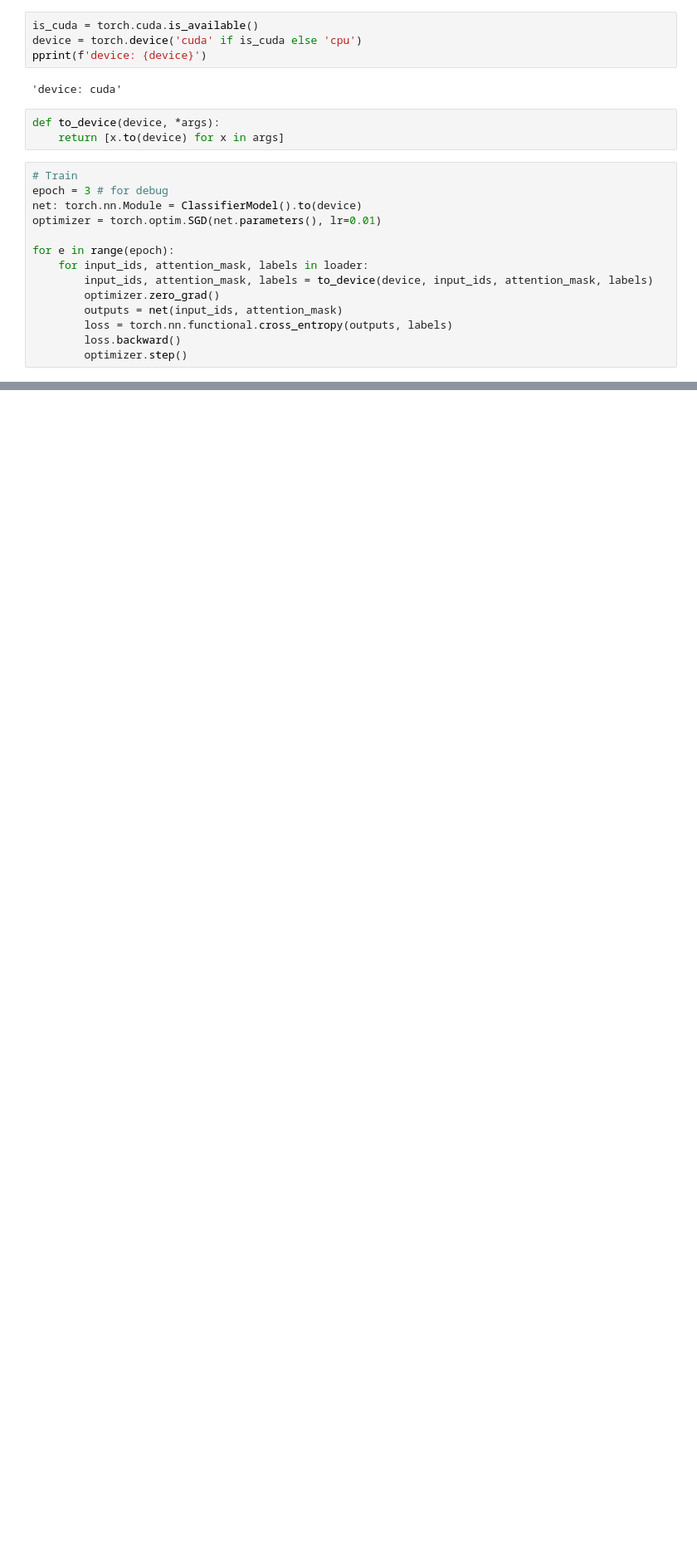
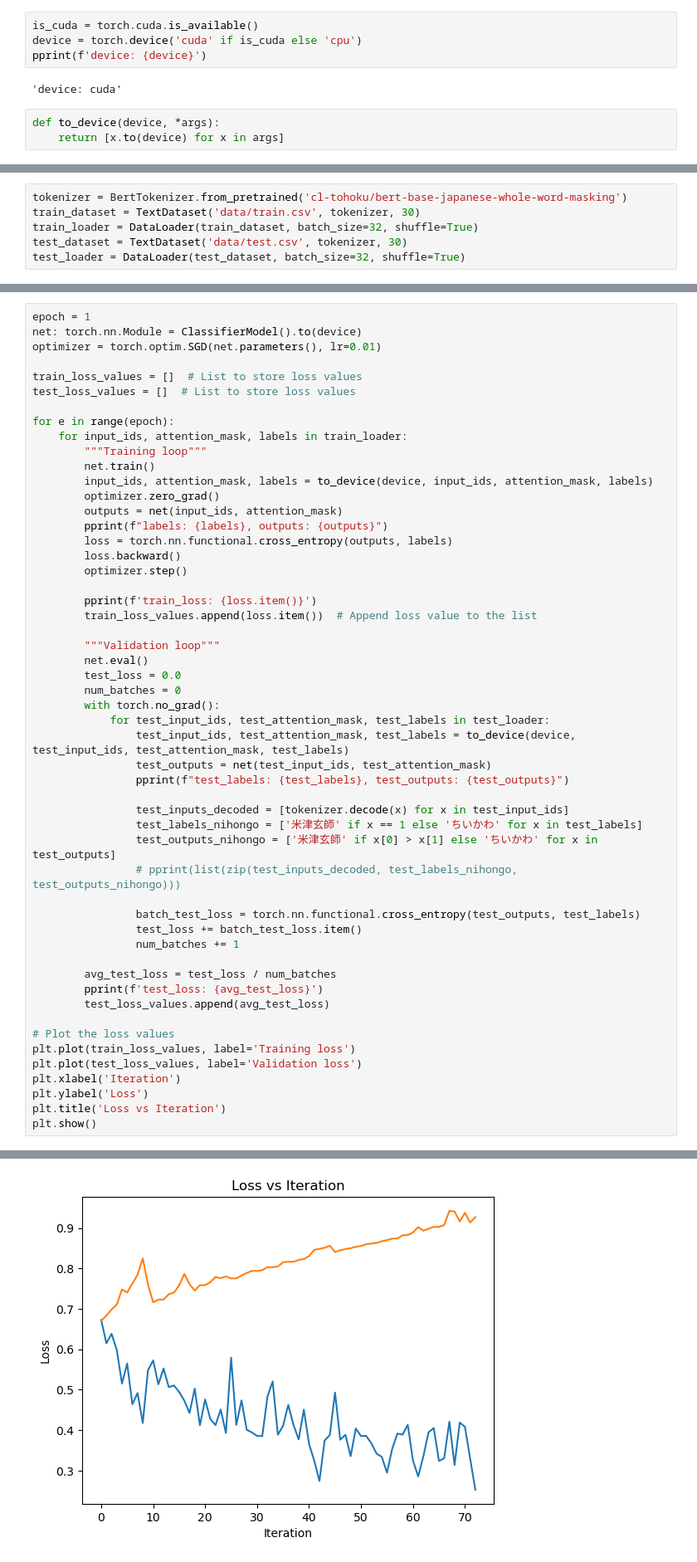
Before and after one commit to xhiroga/til, a Jupyter notebook: computer-science/machine-learning/_src/chiikawa-yonezu/train.ipynb, the cells around one changed output, grey strips where cells are left out. Shown at 83% size. Saved outputs shown, nothing was run; the diff lists cells and outputs as text; blank space fills up the shorter version.

```diff
--- a/computer-science/machine-learning/_src/chiikawa-yonezu/train.ipynb
+++ b/computer-science/machine-learning/_src/chiikawa-yonezu/train.ipynb
@@ -60,17 +53,3 @@ pprint(f'device: {device}')
 # %%
 def to_device(device, *args):
     return [x.to(device) for x in args]
-# %%
-# Train
-epoch = 3 # for debug
-net: torch.nn.Module = ClassifierModel().to(device)
-optimizer = torch.optim.SGD(net.parameters(), lr=0.01)
-
-for e in range(epoch):
-    for input_ids, attention_mask, labels in loader:
-        input_ids, attention_mask, labels = to_device(device, input_ids, attention_mask, labels)
-        optimizer.zero_grad()
-        outputs = net(input_ids, attention_mask)
-        loss = torch.nn.functional.cross_entropy(outputs, labels)
-        loss.backward()
-        optimizer.step()
@@ -108,0 +56,6 @@ with torch.no_grad():
+# %%
+tokenizer = BertTokenizer.from_pretrained('cl-tohoku/bert-base-japanese-whole-word-masking')
+train_dataset = TextDataset('data/train.csv', tokenizer, 30)
+train_loader = DataLoader(train_dataset, batch_size=32, shuffle=True)
+test_dataset = TextDataset('data/test.csv', tokenizer, 30)
+test_loader = DataLoader(test_dataset, batch_size=32, shuffle=True)
@@ -108,0 +66,54 @@ with torch.no_grad():
+# %%
+epoch = 1
+net: torch.nn.Module = ClassifierModel().to(device)
+optimizer = torch.optim.SGD(net.parameters(), lr=0.01)
+
+train_loss_values = []  # List to store loss values
+test_loss_values = []  # List to store loss values
+
+for e in range(epoch):
+    for input_ids, attention_mask, labels in train_loader:
+        """Training loop"""
+        net.train()
+        input_ids, attention_mask, labels = to_device(device, input_ids, attention_mask, labels)
+        optimizer.zero_grad()
+        outputs = net(input_ids, attention_mask)
+        pprint(f"labels: {labels}, outputs: {outputs}")
+        loss = torch.nn.functional.cross_entropy(outputs, labels)
+        loss.backward()
+        optimizer.step()
+
+        pprint(f'train_loss: {loss.item()}')
+        train_loss_values.append(loss.item())  # Append loss value to the list
+
+        """Validation loop"""
+        net.eval()
+        test_loss = 0.0
+        num_batches = 0
+        with torch.no_grad():
+            for test_input_ids, test_attention_mask, test_labels in test_loader:
+                test_input_ids, test_attention_mask, test_labels = to_device(device, test_input_ids, test_attention_mask, test_labels)
+                test_outputs = net(test_input_ids, test_attention_mask)
+                pprint(f"test_labels: {test_labels}, test_outputs: {test_outputs}")
+
+                test_inputs_decoded = [tokenizer.decode(x) for x in test_input_ids]
+                test_labels_nihongo = ['米津玄師' if x == 1 else 'ちいかわ' for x in test_labels]
+                test_outputs_nihongo = ['米津玄師' if x[0] > x[1] else 'ちいかわ' for x in test_outputs]
+                # pprint(list(zip(test_inputs_decoded, test_labels_nihongo, test_outputs_nihongo)))
+
+                batch_test_loss = torch.nn.functional.cross_entropy(test_outputs, test_labels)
+                test_loss += batch_test_loss.item()
+                num_batches += 1
+
+        avg_test_loss = test_loss / num_batches
+        pprint(f'test_loss: {avg_test_loss}')
+        test_loss_values.append(avg_test_loss)
+
+# Plot the loss values
+plt.plot(train_loss_values, label='Training loss')
+plt.plot(test_loss_values, label='Validation loss')
+plt.xlabel('Iteration')
+plt.ylabel('Loss')
+plt.title('Loss vs Iteration')
+plt.show()
+# %% [output]
@@ -108,0 +138 @@ with torch.no_grad():
+[figure, added]
```
Also changed, not shown: parts of 7 cells of this notebook, 1 other file.
